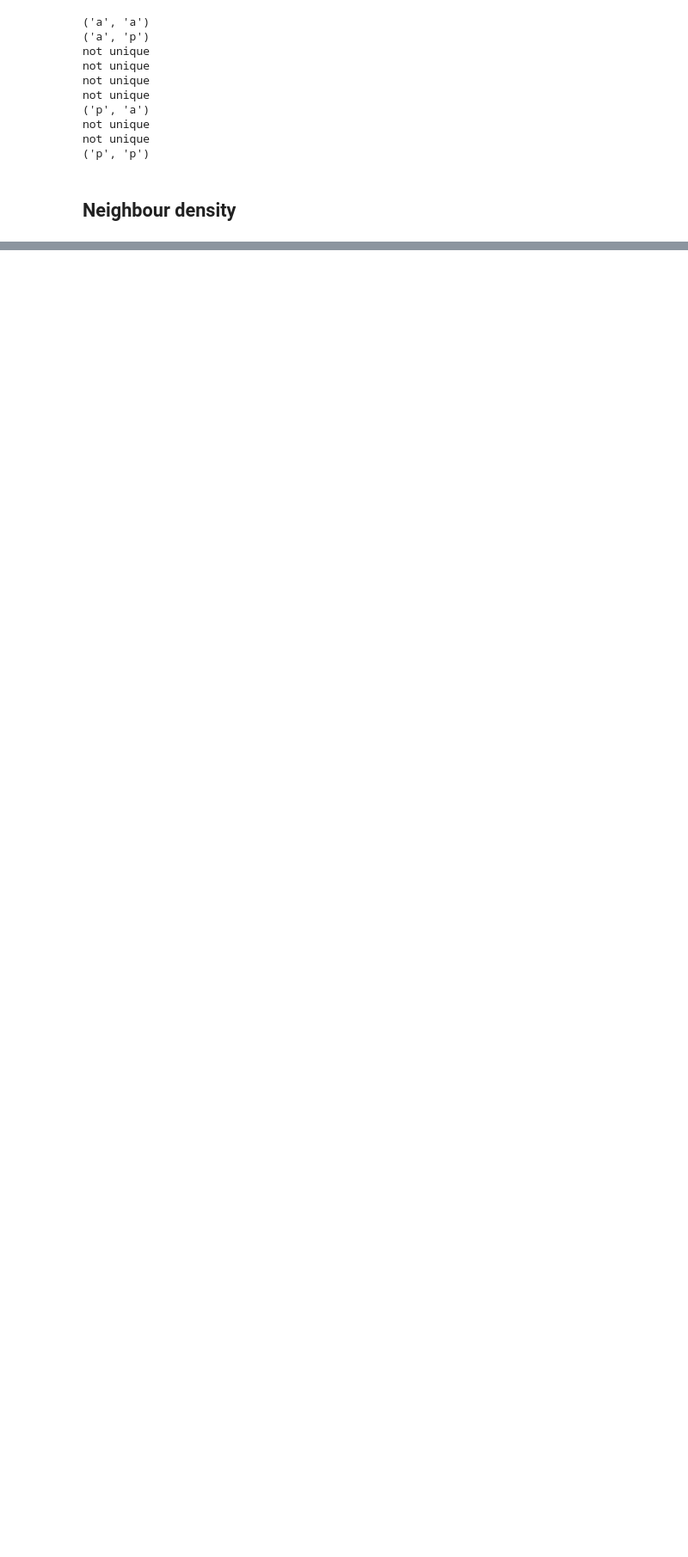
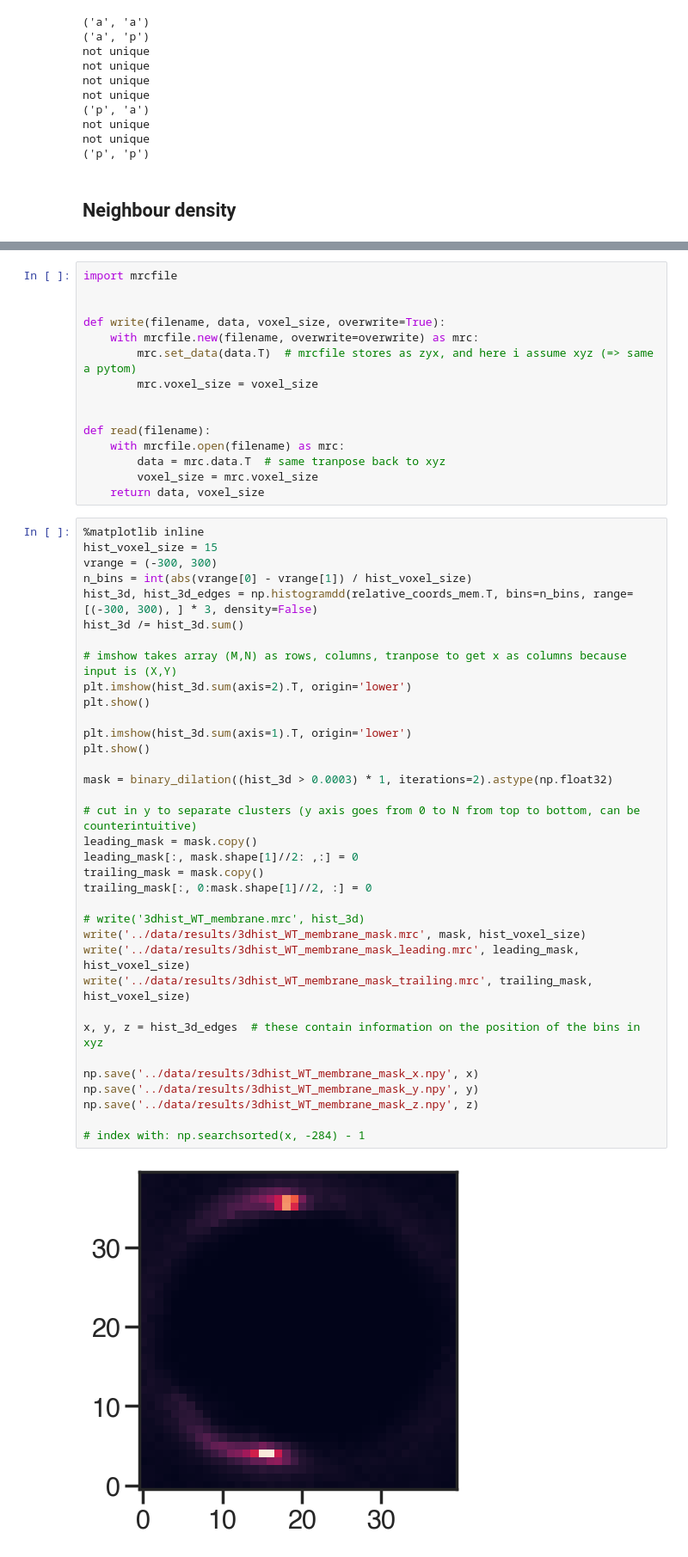
Before and after one commit to McHaillet/polysome-stats, a Jupyter notebook: polysomes/example.ipynb, the cells around one changed output, grey strips where cells are left out. Shown: that part at 86% size. Drawn from its saved outputs; the diff is of its cells as text; blank space fills up the shorter version.

```diff
--- a/polysomes/example.ipynb
+++ b/polysomes/example.ipynb
@@ -151,0 +222,52 @@ AttributeError: 'DataFrame' object has no attribute 'x'
+# %%
+import mrcfile
+
+
+def write(filename, data, voxel_size, overwrite=True):
+    with mrcfile.new(filename, overwrite=overwrite) as mrc:
+        mrc.set_data(data.T)  # mrcfile stores as zyx, and here i assume xyz (=> same a pytom)
+        mrc.voxel_size = voxel_size
+
+
+def read(filename):
+    with mrcfile.open(filename) as mrc:
+        data = mrc.data.T  # same tranpose back to xyz
+        voxel_size = mrc.voxel_size
+    return data, voxel_size
+# %%
+%matplotlib inline
+hist_voxel_size = 15
+vrange = (-300, 300)
+n_bins = int(abs(vrange[0] - vrange[1]) / hist_voxel_size)
+hist_3d, hist_3d_edges = np.histogramdd(relative_coords_mem.T, bins=n_bins, range=[(-300, 300), ] * 3, density=False)
+hist_3d /= hist_3d.sum()
+
+# imshow takes array (M,N) as rows, columns, tranpose to get x as columns because input is (X,Y)
+plt.imshow(hist_3d.sum(axis=2).T, origin='lower')
+plt.show()
+
+plt.imshow(hist_3d.sum(axis=1).T, origin='lower')
+plt.show()
+
+mask = binary_dilation((hist_3d > 0.0003) * 1, iterations=2).astype(np.float32)
+
+# cut in y to separate clusters (y axis goes from 0 to N from top to bottom, can be counterintuitive)
+leading_mask = mask.copy()
+leading_mask[:, mask.shape[1]//2: ,:] = 0
+trailing_mask = mask.copy()
+trailing_mask[:, 0:mask.shape[1]//2, :] = 0
+
+# write('3dhist_WT_membrane.mrc', hist_3d)
+write('../data/results/3dhist_WT_membrane_mask.mrc', mask, hist_voxel_size)
+write('../data/results/3dhist_WT_membrane_mask_leading.mrc', leading_mask, hist_voxel_size)
+write('../data/results/3dhist_WT_membrane_mask_trailing.mrc', trailing_mask, hist_voxel_size)
+
+x, y, z = hist_3d_edges  # these contain information on the position of the bins in xyz
+
+np.save('../data/results/3dhist_WT_membrane_mask_x.npy', x)
+np.save('../data/results/3dhist_WT_membrane_mask_y.npy', y)
+np.save('../data/results/3dhist_WT_membrane_mask_z.npy', z)
+
+# index with: np.searchsorted(x, -284) - 1
+# %% [output]
+[figure, added]
```
Also changed, not shown: parts of 21 cells of this notebook, 16 other files.
